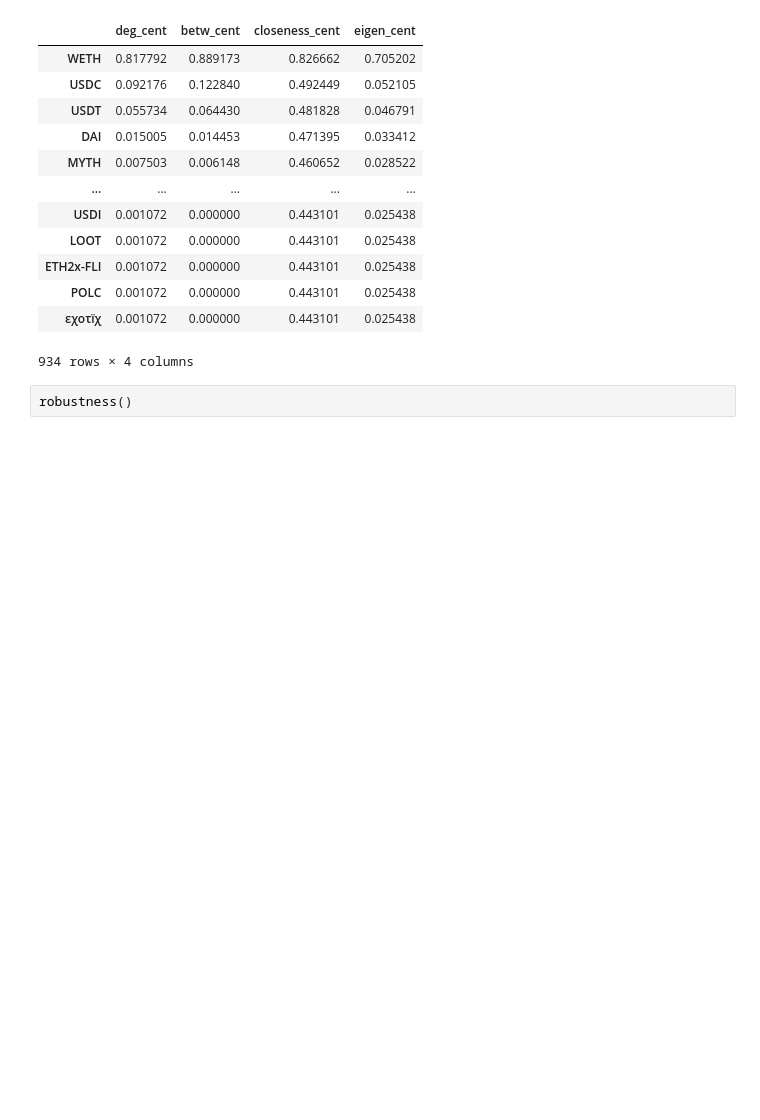
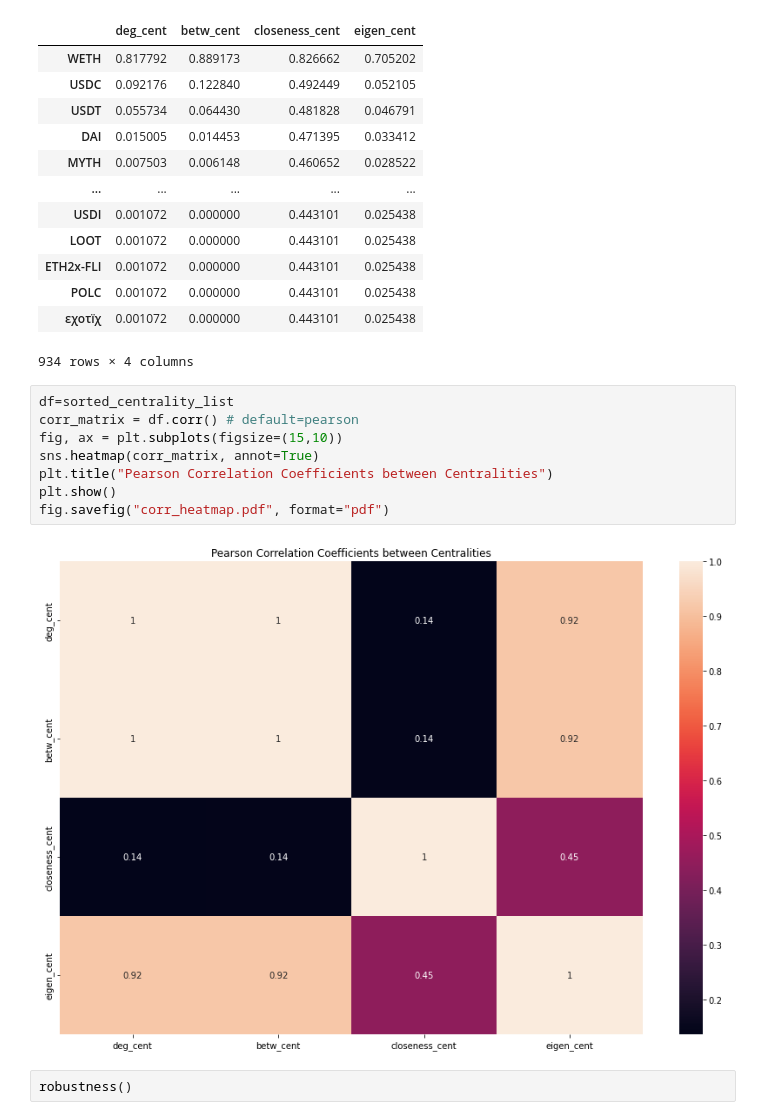
Before and after one commit to tanmaychimurkar/ns_final_project, a Jupyter notebook: robustness_complete.ipynb, the cells around one changed output. Cells and saved outputs as stored; diff of their text form; blank space fills up the shorter version.

Commit message:
added corr heatmap for centralities

```diff
--- a/robustness_complete.ipynb
+++ b/robustness_complete.ipynb
@@ -170,6 +170,16 @@ sorted_centrality_list
 | POLC | 0.001072 | 0.000000 | 0.443101 | 0.025438 |
 | εχοτїχ | 0.001072 | 0.000000 | 0.443101 | 0.025438 |
 934 rows × 4 columns
+# %%
+df=sorted_centrality_list
+corr_matrix = df.corr() # default=pearson
+fig, ax = plt.subplots(figsize=(15,10))
+sns.heatmap(corr_matrix, annot=True)
+plt.title("Pearson Correlation Coefficients between Centralities")
+plt.show()
+fig.savefig("corr_heatmap.pdf", format="pdf")
+# %% [output]
+[figure, added]
 # %%
 robustness()
 # %% [output]
```
Also changed, not shown: parts of 1 cell of this notebook, 1 other file.
